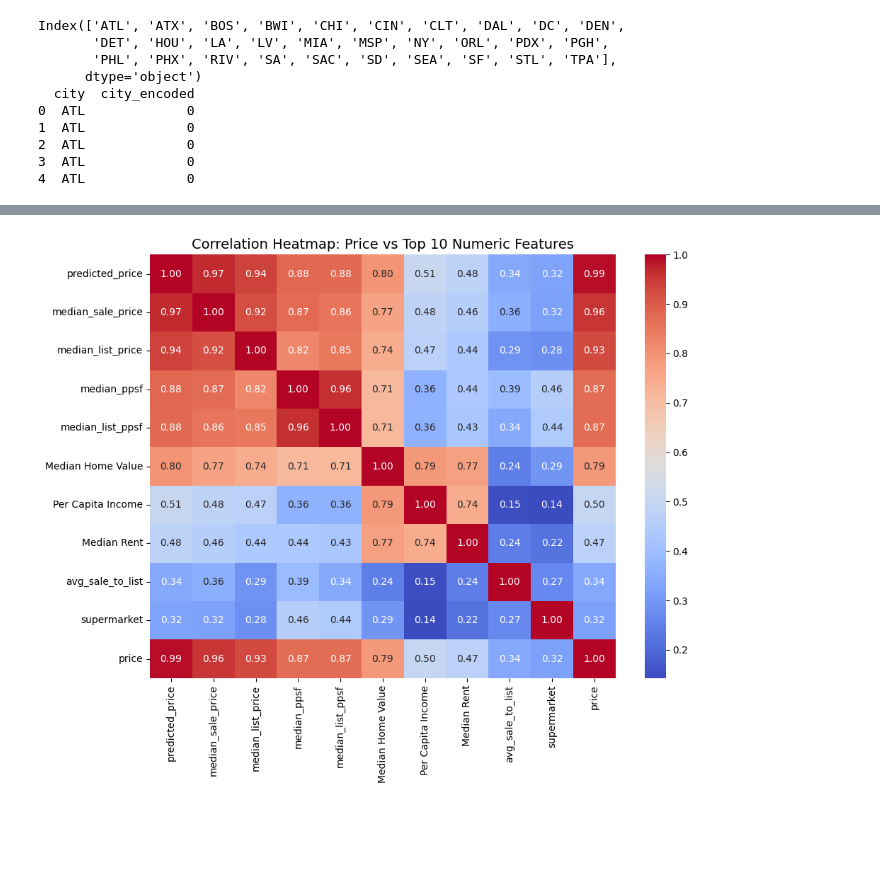
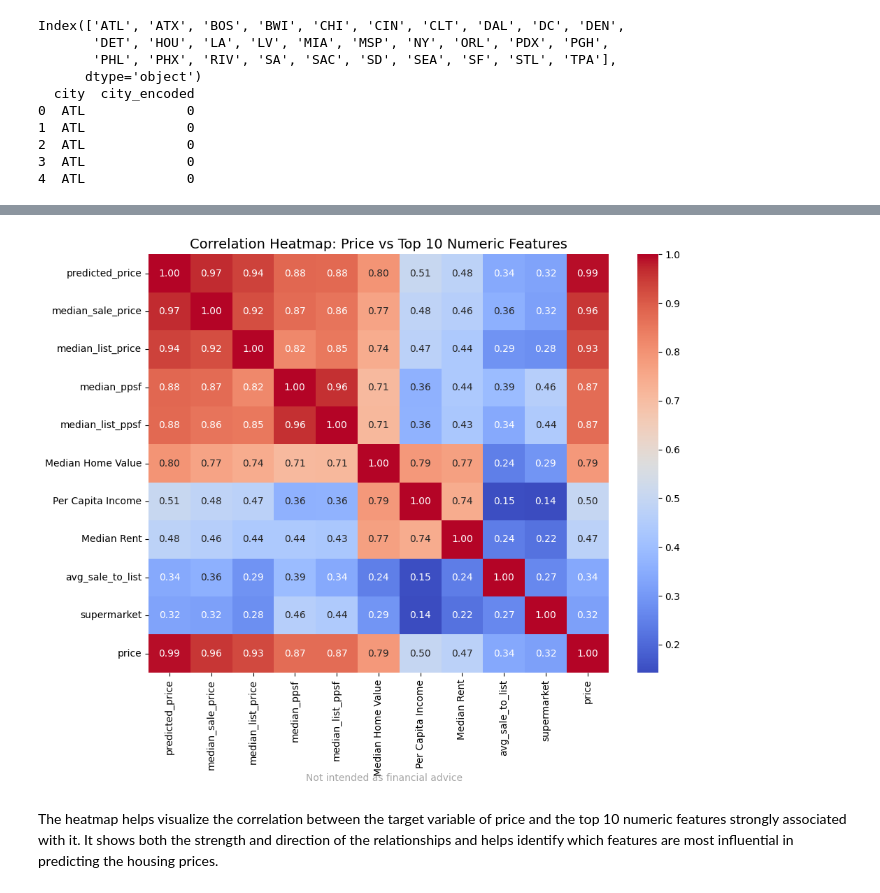
Before and after one commit to Dawn08021177/Capstone-Housing-Price-Prediction, a Jupyter notebook: house_data_final.ipynb, the cells around one changed output, grey strips where cells are left out. Saved outputs shown, nothing was run; the diff lists cells and outputs as text; code cells hidden in the pictures; blank space fills up the shorter version.

```diff
--- a/house_data_final.ipynb
+++ b/house_data_final.ipynb
@@ -576,26 +598,30 @@ plt.show()
 # %%
 #Generate heatmap
 import seaborn as sns
 import matplotlib.pyplot as plt
 
 # Keep only numeric columns
 numeric_df = df_sample.select_dtypes(include=['number'])
 
 # Compute correlations with target
 corr_matrix = numeric_df.corr()
 target_corr = corr_matrix['price'].abs().sort_values(ascending=False)
 
 # Select top 10 correlated features (excluding price itself)
 top_features = target_corr.drop('price').head(10).index.tolist()
 
 # Subset correlation matrix for heatmap
 top_corr = numeric_df[top_features + ['price']].corr()
 
 # Plot heatmap
 plt.figure(figsize=(10, 8))
 sns.heatmap(top_corr, annot=True, fmt=".2f", cmap='coolwarm', cbar=True)
 plt.title("Correlation Heatmap: Price vs Top 10 Numeric Features", fontsize=14)
+plt.figtext(0.5, 0.01, "Not intended as financial advice", ha='center', fontsize=10, color='gray', alpha=0.7)
+
 plt.tight_layout()
 plt.show()
 # %% [output]
-[figure, old version]
+[figure, new version]
+# %% [markdown]
+The heatmap helps visualize the correlation between the target variable of price and the top 10 numeric features strongly associated with it. It shows both the strength and direction of the relationships and helps identify which features are most influential in predicting the housing prices.
```
Also changed, not shown: parts of 36 cells of this notebook.
